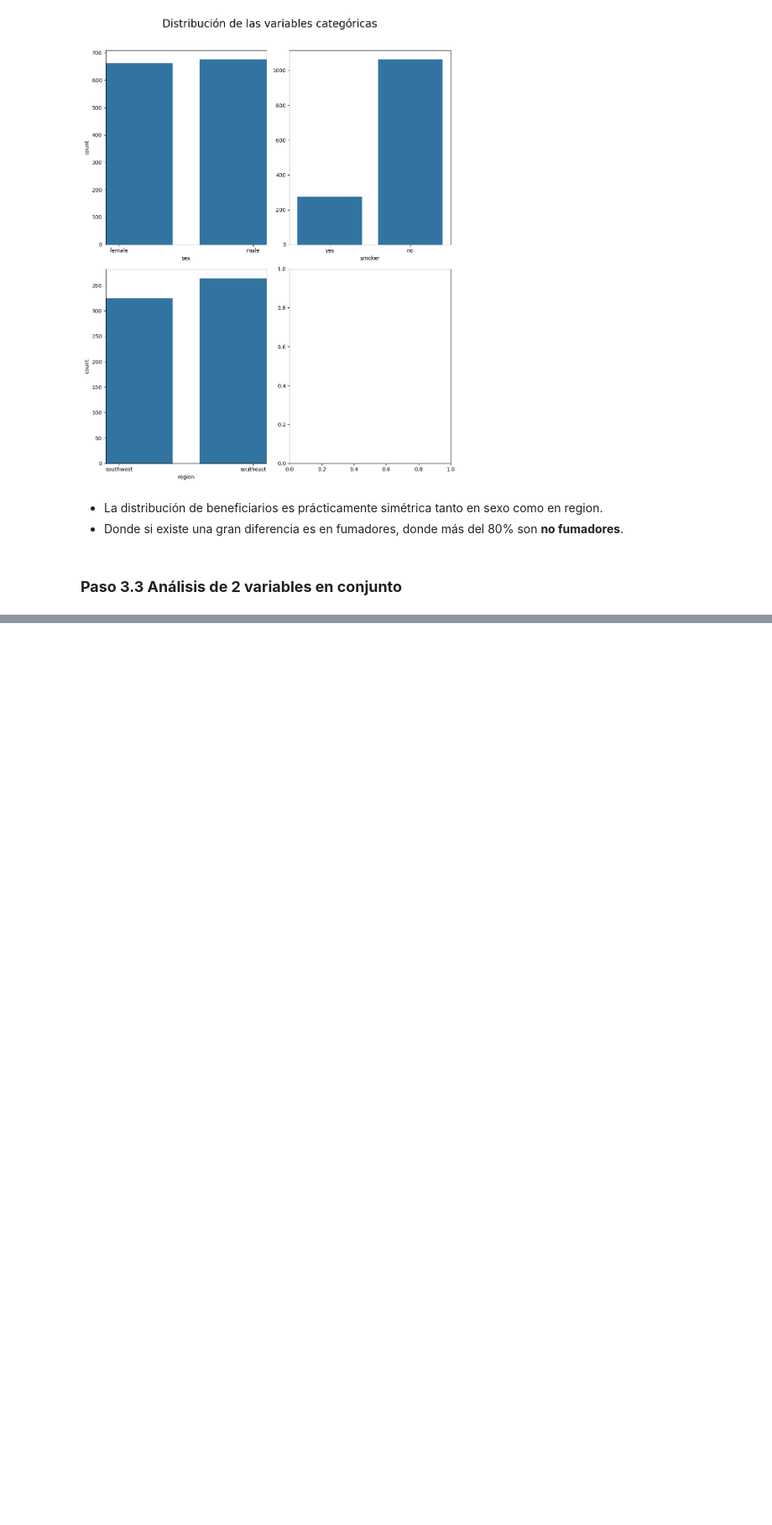
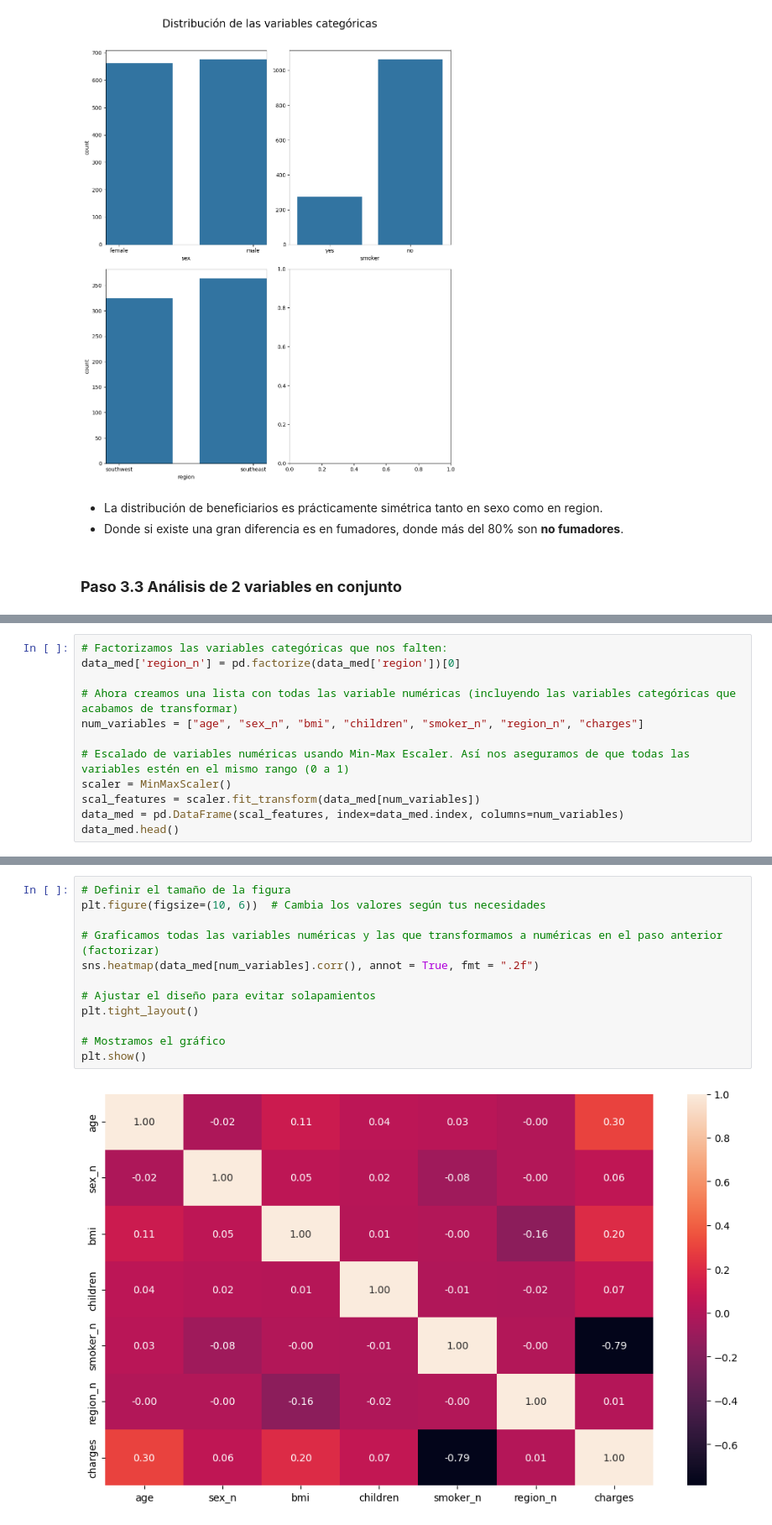
Before and after one commit to 4GeeksAcademy/machine-learning-python-template-ds-13-david-linear-regression, a Jupyter notebook: src/explore.ipynb, the cells around one changed output, grey strips where cells are left out. Shown at 84% size. Saved outputs shown, nothing was run; the diff lists cells and outputs as text; blank space fills up the shorter version.

Commit message:
grafica de correlación

```diff
--- a/src/explore.ipynb
+++ b/src/explore.ipynb
@@ -221,0 +255,12 @@ plt.show()
+# %%
+# Factorizamos las variables categóricas que nos falten:
+data_med['region_n'] = pd.factorize(data_med['region'])[0]
+
+# Ahora creamos una lista con todas las variable numéricas (incluyendo las variables categóricas que acabamos de transformar)
+num_variables = ["age", "sex_n", "bmi", "children", "smoker_n", "region_n", "charges"]
+
+# Escalado de variables numéricas usando Min-Max Escaler. Así nos aseguramos de que todas las variables estén en el mismo rango (0 a 1)
+scaler = MinMaxScaler()
+scal_features = scaler.fit_transform(data_med[num_variables])
+data_med = pd.DataFrame(scal_features, index=data_med.index, columns=num_variables)
+data_med.head()
@@ -221,0 +280,14 @@ plt.show()
+# %%
+# Definir el tamaño de la figura
+plt.figure(figsize=(10, 6))  # Cambia los valores según tus necesidades
+
+# Graficamos todas las variables numéricas y las que transformamos a numéricas en el paso anterior (factorizar)
+sns.heatmap(data_med[num_variables].corr(), annot = True, fmt = ".2f")
+
+# Ajustar el diseño para evitar solapamientos
+plt.tight_layout()
+
+# Mostramos el gráfico
+plt.show()
+# %% [output]
+[figure, added]
```
Also changed, not shown: parts of 8 cells of this notebook.
